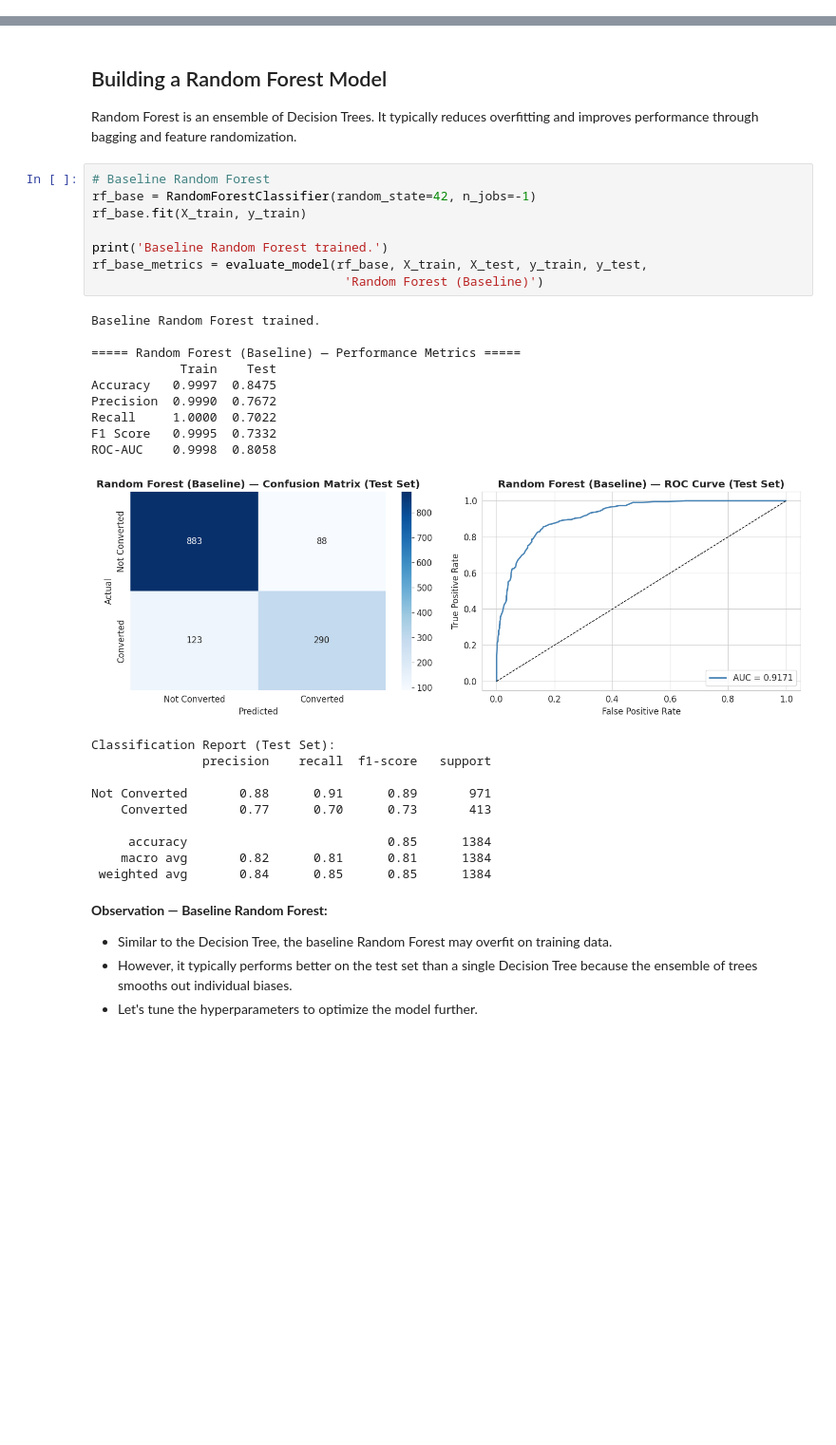
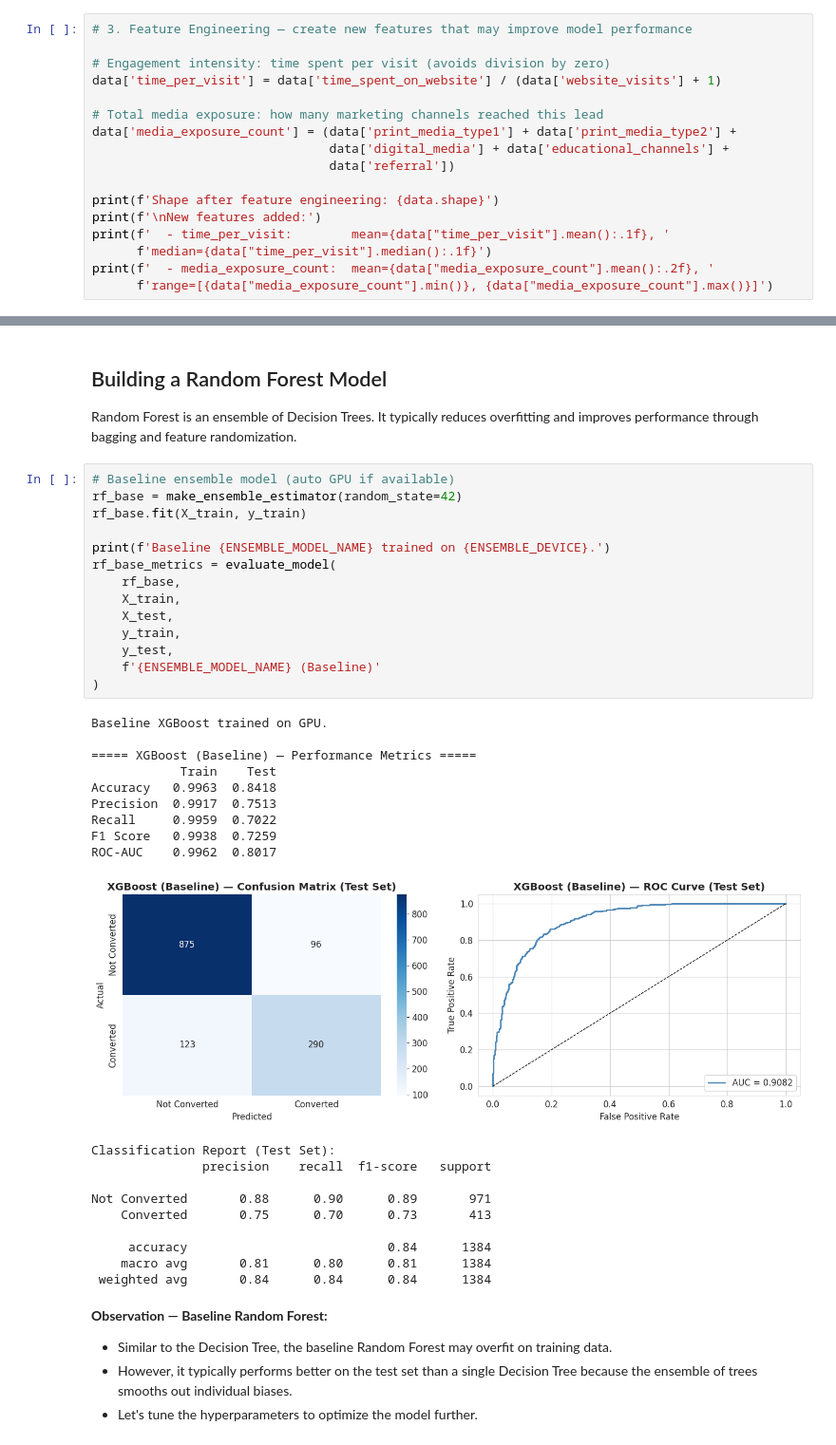
Before and after one commit to rikkisnah/data-science, a Jupyter notebook: projects/mit/potential-customer-prediction/notebooks/potential-customers-prediction.ipynb, the cells around one changed output, grey strips where cells are left out. Shown at 95% size. Saved outputs shown, nothing was run; the diff lists cells and outputs as text; blank space fills up the shorter version.

```diff
--- a/projects/mit/potential-customer-prediction/notebooks/potential-customers-prediction.ipynb
+++ b/projects/mit/potential-customer-prediction/notebooks/potential-customers-prediction.ipynb
@@ -627,0 +758,17 @@ Columns: ['age', 'profile_completed', 'website_visits', 'time_spent_on_website',
+# %%
+# 3. Feature Engineering — create new features that may improve model performance
+
+# Engagement intensity: time spent per visit (avoids division by zero)
+data['time_per_visit'] = data['time_spent_on_website'] / (data['website_visits'] + 1)
+
+# Total media exposure: how many marketing channels reached this lead
+data['media_exposure_count'] = (data['print_media_type1'] + data['print_media_type2'] +
+                                data['digital_media'] + data['educational_channels'] +
+                                data['referral'])
+
+print(f'Shape after feature engineering: {data.shape}')
+print(f'\nNew features added:')
+print(f'  - time_per_visit:        mean={data["time_per_visit"].mean():.1f}, '
+      f'median={data["time_per_visit"].median():.1f}')
+print(f'  - media_exposure_count:  mean={data["media_exposure_count"].mean():.2f}, '
+      f'range=[{data["media_exposure_count"].min()}, {data["media_exposure_count"].max()}]')
@@ -870,33 +1055,39 @@ dtype: float64
 
 Random Forest is an ensemble of Decision Trees. It typically reduces overfitting and improves performance through bagging and feature randomization.
 # %%
-# Baseline Random Forest
-rf_base = RandomForestClassifier(random_state=42, n_jobs=-1)
+# Baseline ensemble model (auto GPU if available)
+rf_base = make_ensemble_estimator(random_state=42)
 rf_base.fit(X_train, y_train)
 
-print('Baseline Random Forest trained.')
-rf_base_metrics = evaluate_model(rf_base, X_train, X_test, y_train, y_test,
-                                  'Random Forest (Baseline)')
+print(f'Baseline {ENSEMBLE_MODEL_NAME} trained on {ENSEMBLE_DEVICE}.')
+rf_base_metrics = evaluate_model(
+    rf_base,
+    X_train,
+    X_test,
+    y_train,
+    y_test,
+    f'{ENSEMBLE_MODEL_NAME} (Baseline)'
+)
 # %% [output]
-Baseline Random Forest trained.
+Baseline XGBoost trained on GPU.
 
-===== Random Forest (Baseline) — Performance Metrics =====
+===== XGBoost (Baseline) — Performance Metrics =====
             Train    Test
-Accuracy   0.9997  0.8475
-Precision  0.9990  0.7672
-Recall     1.0000  0.7022
-F1 Score   0.9995  0.7332
-ROC-AUC    0.9998  0.8058
+Accuracy   0.9963  0.8418
+Precision  0.9917  0.7513
+Recall     0.9959  0.7022
+F1 Score   0.9938  0.7259
+ROC-AUC    0.9962  0.8017
-[figure, old version]
+[figure, new version]
 Classification Report (Test Set):
                precision    recall  f1-score   support
 
-Not Converted       0.88      0.91      0.89       971
-    Converted       0.77      0.70      0.73       413
+Not Converted       0.88      0.90      0.89       971
+    Converted       0.75      0.70      0.73       413
 
-     accuracy                           0.85      1384
-    macro avg       0.82      0.81      0.81      1384
- weighted avg       0.84      0.85      0.85      1384
+     accuracy                           0.84      1384
+    macro avg       0.81      0.80      0.81      1384
+ weighted avg       0.84      0.84      0.84      1384
 # %% [markdown]
 **Observation — Baseline Random Forest:**
 
```
Also changed, not shown: parts of 30 cells of this notebook, 6 other files.
